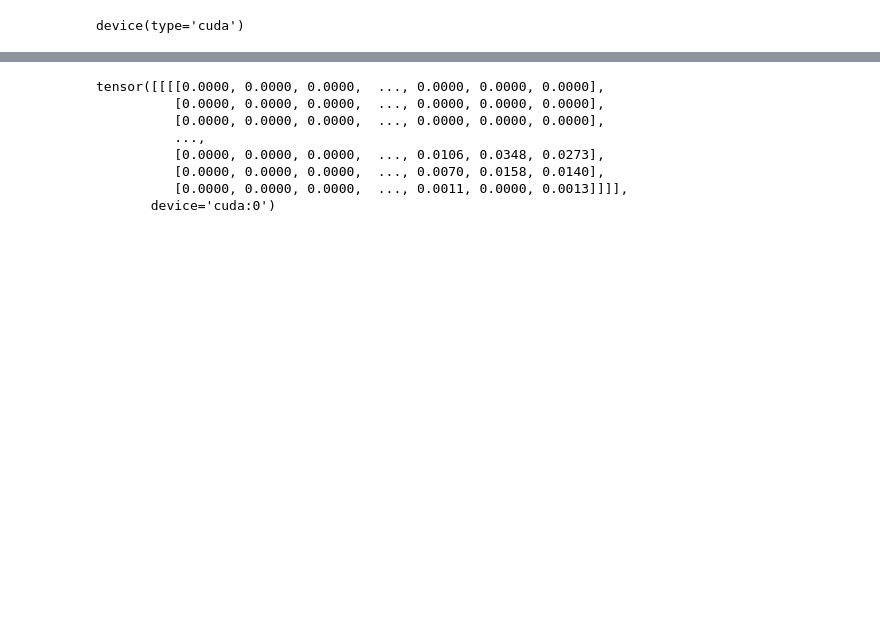
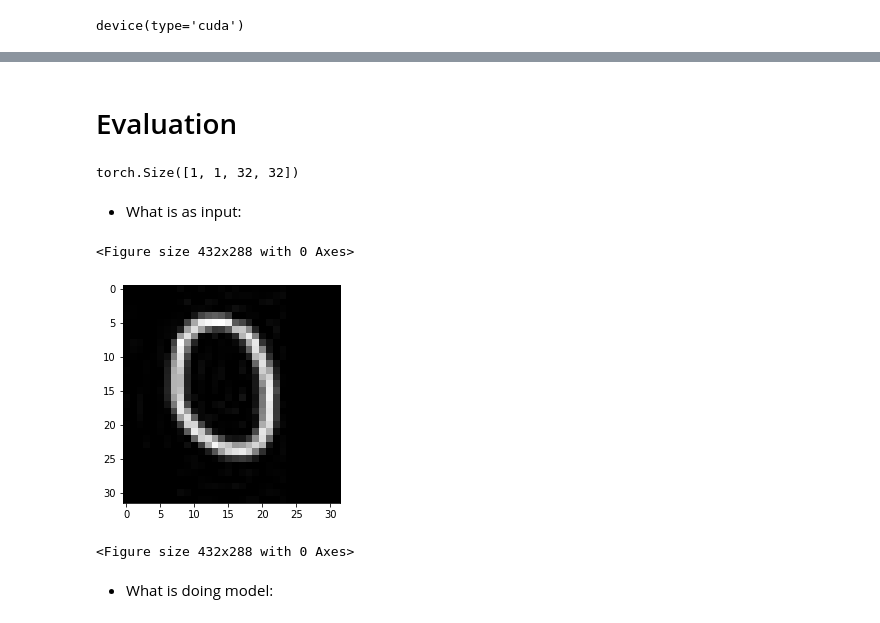
Before and after one commit to lukasz-staniszewski/focus-convolutional-neural-network, a Jupyter notebook: notebooks/test_rotation.ipynb, the cells around one changed output, grey strips where cells are left out. Cells and saved outputs as stored; diff of their text form; code cells hidden in the pictures; blank space fills up the shorter version.

```diff
--- a/notebooks/test_rotation.ipynb
+++ b/notebooks/test_rotation.ipynb
@@ -280,17 +259,23 @@ NameError: name 'plot_losses' is not defined
+# %% [markdown]
+# Evaluation
 # %%
 with torch.no_grad():
     y = model(next(iter(train_loader))[0].to(device))
 # %%
-y
+y.shape
 # %% [output]
-tensor([[[[0.0000, 0.0000, 0.0000,  ..., 0.0000, 0.0000, 0.0000],
-          [0.0000, 0.0000, 0.0000,  ..., 0.0000, 0.0000, 0.0000],
-          [0.0000, 0.0000, 0.0000,  ..., 0.0000, 0.0000, 0.0000],
-          ...,
-          [0.0000, 0.0000, 0.0000,  ..., 0.0106, 0.0348, 0.0273],
-          [0.0000, 0.0000, 0.0000,  ..., 0.0070, 0.0158, 0.0140],
-          [0.0000, 0.0000, 0.0000,  ..., 0.0011, 0.0000, 0.0013]]]],
-       device='cuda:0')
+torch.Size([1, 1, 32, 32])
+# %% [markdown]
++ What is as input:
+# %%
+plt.imshow(im_in.detach().cpu().permute(1,2,0), cmap='gray')
+plt.figure()
+# %% [output]
+<Figure size 432x288 with 0 Axes>
+[figure, added]
+<Figure size 432x288 with 0 Axes>
+# %% [markdown]
++ What is doing model:
 # %%
 plt.imshow(y.detach().cpu().squeeze(0).permute(1,2,0), cmap='gray')
 plt.figure()
```
Also changed, not shown: parts of 49 cells of this notebook, 6 other files.
